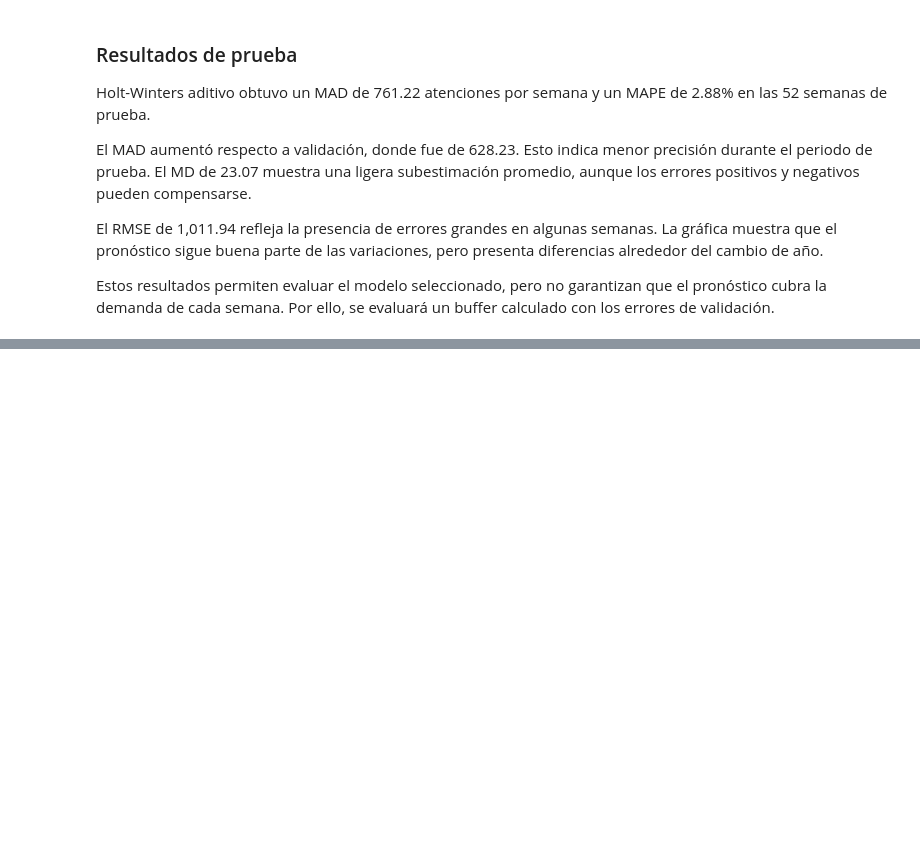
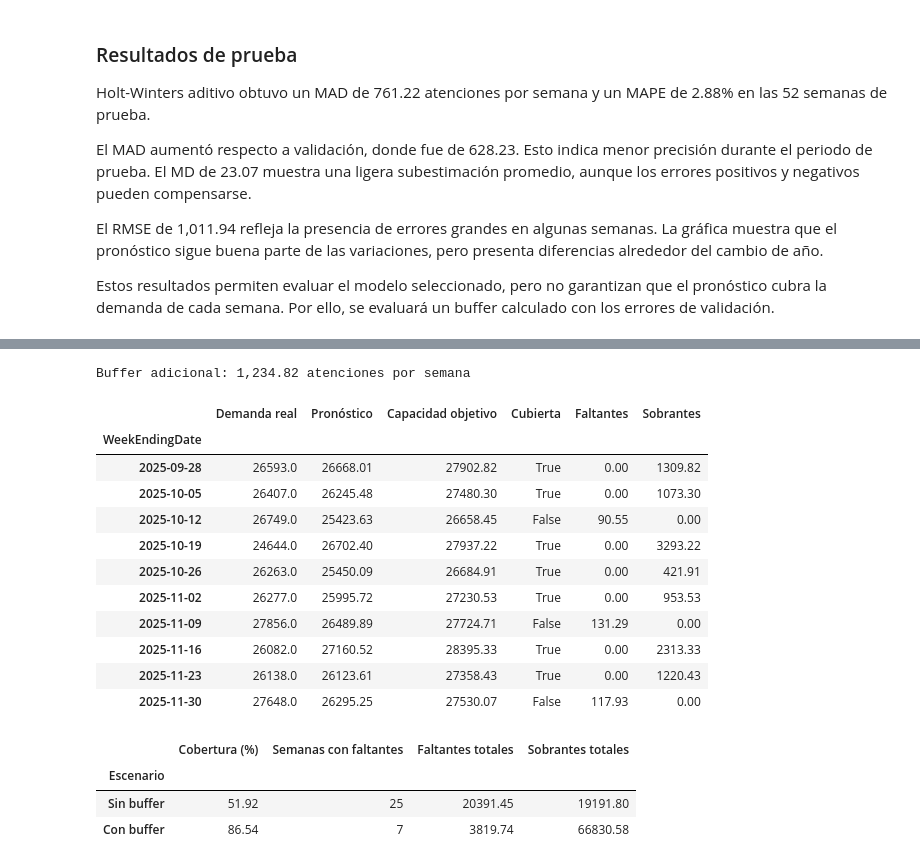
Before and after one commit to fernandatrevi/pronostico-demanda-urgencias, a Jupyter notebook: pronostico_urgencias.ipynb, the cells around one changed output, grey strips where cells are left out. Drawn from its saved outputs; the diff is of its cells as text; code cells hidden in the pictures; blank space fills up the shorter version.

```diff
--- a/pronostico_urgencias.ipynb
+++ b/pronostico_urgencias.ipynb
@@ -673,0 +684,73 @@ Estos resultados permiten evaluar el modelo seleccionado, pero no garantizan que
+# %%
+# Buffer calculado únicamente con errores de validación
+nivel_objetivo = 0.95
+buffer = max(0.0, float(error_hw.quantile(nivel_objetivo)))
+
+print(f"Buffer adicional: {buffer:,.2f} atenciones por semana")
+
+# Evaluación del escenario en prueba
+evaluacion_buffer = pd.DataFrame({
+    "Demanda real": test,
+    "Pronóstico": pred_test
+})
+
+evaluacion_buffer["Capacidad objetivo"] = (
+    evaluacion_buffer["Pronóstico"] + buffer
+)
+
+evaluacion_buffer["Cubierta"] = (
+    evaluacion_buffer["Demanda real"]
+    <= evaluacion_buffer["Capacidad objetivo"]
+)
+
+evaluacion_buffer["Faltantes"] = (
+    evaluacion_buffer["Demanda real"]
+    - evaluacion_buffer["Capacidad objetivo"]
+).clip(lower=0)
+
+evaluacion_buffer["Sobrantes"] = (
+    evaluacion_buffer["Capacidad objetivo"]
+    - evaluacion_buffer["Demanda real"]
+).clip(lower=0)
+
+display(evaluacion_buffer.head(10).round(2))
+
+# Comparación con y sin buffer
+resumen_buffer = []
+
+for escenario, capacidad in {
+    "Sin buffer": pred_test,
+    "Con buffer": evaluacion_buffer["Capacidad objetivo"]
+}.items():
+
+    faltantes = (test - capacidad).clip(lower=0)
+    sobrantes = (capacidad - test).clip(lower=0)
+
+    resumen_buffer.append({
+        "Escenario": escenario,
+        "Cobertura (%)": (test <= capacidad).mean() * 100,
+        "Semanas con faltantes": int((faltantes > 0).sum()),
+        "Faltantes totales": faltantes.sum(),
+        "Sobrantes totales": sobrantes.sum()
+    })
+
+resumen_buffer = pd.DataFrame(resumen_buffer).set_index("Escenario")
+display(resumen_buffer.round(2))
+# %% [output]
+Buffer adicional: 1,234.82 atenciones por semana
+|  | Demanda real | Pronóstico | Capacidad objetivo | Cubierta | Faltantes | Sobrantes |
+| WeekEndingDate |  |  |  |  |  |  |
+| 2025-09-28 | 26593.0 | 26668.01 | 27902.82 | True | 0.00 | 1309.82 |
+| 2025-10-05 | 26407.0 | 26245.48 | 27480.30 | True | 0.00 | 1073.30 |
+| 2025-10-12 | 26749.0 | 25423.63 | 26658.45 | False | 90.55 | 0.00 |
+| 2025-10-19 | 24644.0 | 26702.40 | 27937.22 | True | 0.00 | 3293.22 |
+| 2025-10-26 | 26263.0 | 25450.09 | 26684.91 | True | 0.00 | 421.91 |
+| 2025-11-02 | 26277.0 | 25995.72 | 27230.53 | True | 0.00 | 953.53 |
+| 2025-11-09 | 27856.0 | 26489.89 | 27724.71 | False | 131.29 | 0.00 |
+| 2025-11-16 | 26082.0 | 27160.52 | 28395.33 | True | 0.00 | 2313.33 |
+| 2025-11-23 | 26138.0 | 26123.61 | 27358.43 | True | 0.00 | 1220.43 |
+| 2025-11-30 | 27648.0 | 26295.25 | 27530.07 | False | 117.93 | 0.00 |
+|  | Cobertura (%) | Semanas con faltantes | Faltantes totales | Sobrantes totales |
+| Escenario |  |  |  |  |
+| Sin buffer | 51.92 | 25 | 20391.45 | 19191.80 |
+| Con buffer | 86.54 | 7 | 3819.74 | 66830.58 |
```
Also changed, not shown: parts of 3 cells of this notebook.
